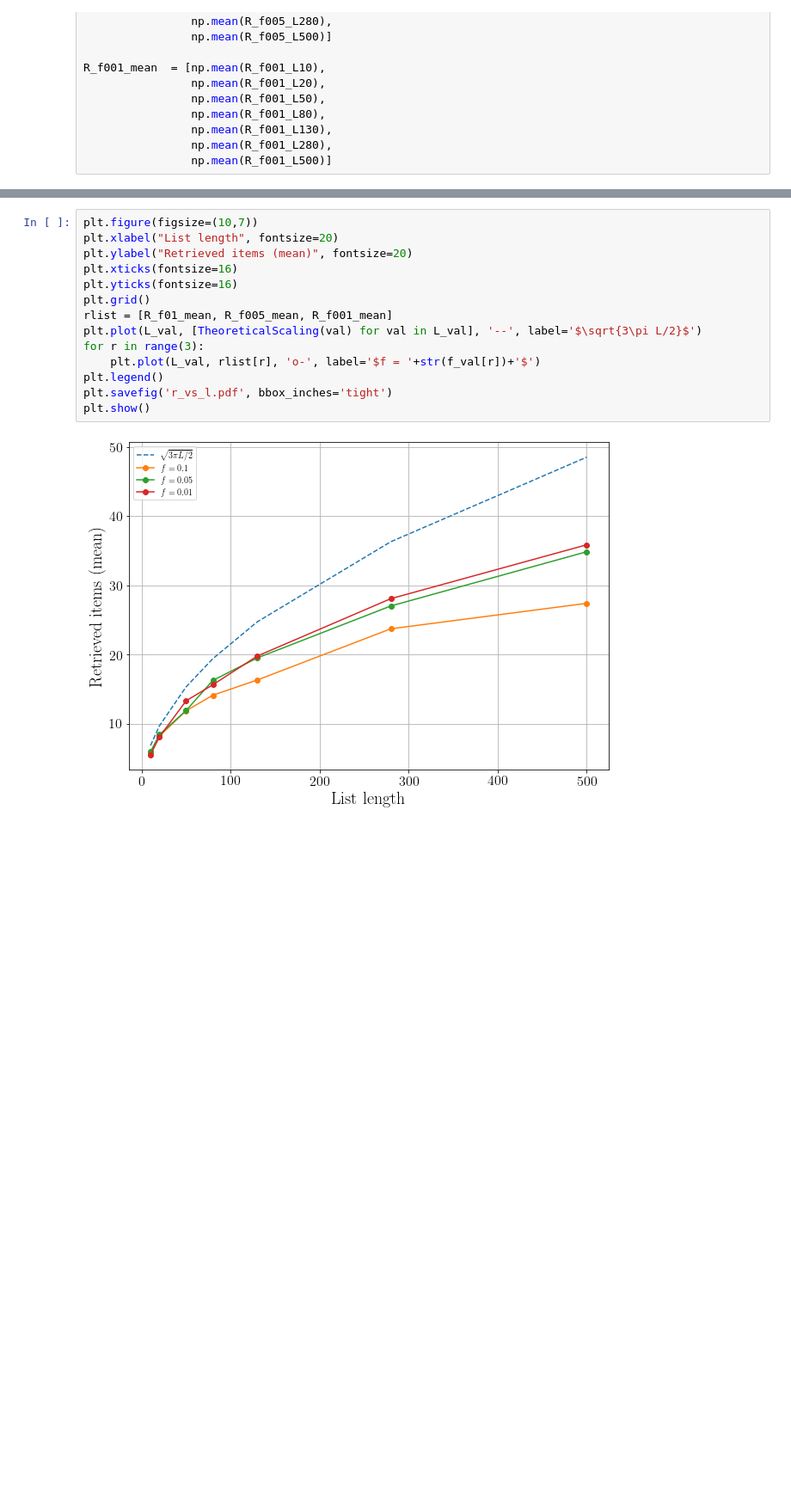
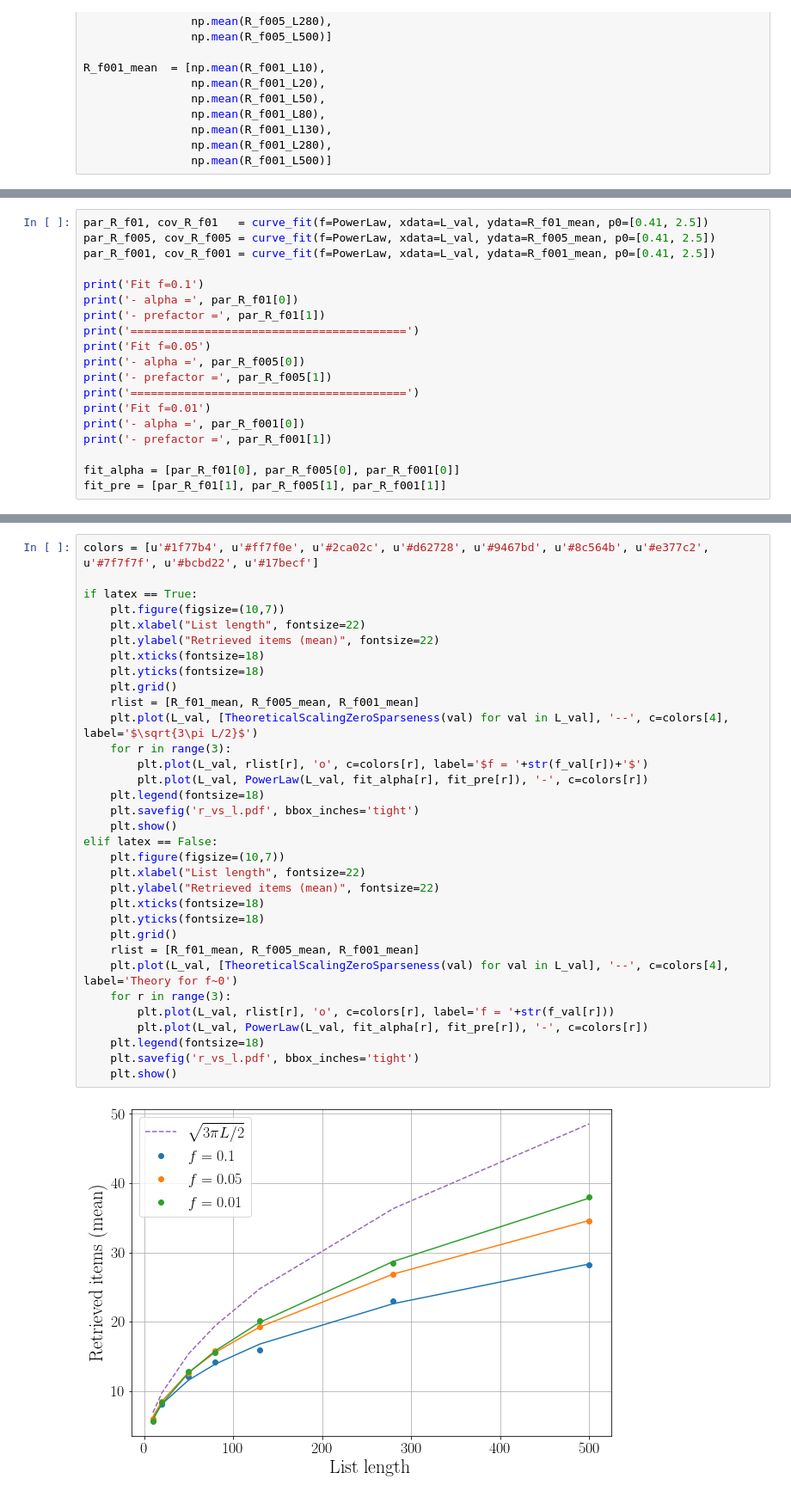
Before and after one commit to MattBortoletto/Law-of-Memory-Recall, a Jupyter notebook: memory_recall_plot.ipynb, the cells around one changed output, grey strips where cells are left out. Shown at 86% size. Saved outputs shown, nothing was run; the diff lists cells and outputs as text; blank space fills up the shorter version.

Commit message:
plots notebook

```diff
--- a/memory_recall_plot.ipynb
+++ b/memory_recall_plot.ipynb
@@ -134,0 +161,19 @@ def TheoreticalScaling(L):
+# %%
+par_R_f01, cov_R_f01   = curve_fit(f=PowerLaw, xdata=L_val, ydata=R_f01_mean, p0=[0.41, 2.5])
+par_R_f005, cov_R_f005 = curve_fit(f=PowerLaw, xdata=L_val, ydata=R_f005_mean, p0=[0.41, 2.5])
+par_R_f001, cov_R_f001 = curve_fit(f=PowerLaw, xdata=L_val, ydata=R_f001_mean, p0=[0.41, 2.5])
+
+print('Fit f=0.1')
+print('- alpha =', par_R_f01[0])
+print('- prefactor =', par_R_f01[1])
+print('=========================================')
+print('Fit f=0.05')
+print('- alpha =', par_R_f005[0])
+print('- prefactor =', par_R_f005[1])
+print('=========================================')
+print('Fit f=0.01')
+print('- alpha =', par_R_f001[0])
+print('- prefactor =', par_R_f001[1])
+
+fit_alpha = [par_R_f01[0], par_R_f005[0], par_R_f001[0]]
+fit_pre = [par_R_f01[1], par_R_f005[1], par_R_f001[1]]
@@ -135,16 +192,35 @@ def TheoreticalScaling(L):
 # %%
-plt.figure(figsize=(10,7))
-plt.xlabel("List length", fontsize=20)
-plt.ylabel("Retrieved items (mean)", fontsize=20)
-plt.xticks(fontsize=16)
-plt.yticks(fontsize=16)
-plt.grid()
-rlist = [R_f01_mean, R_f005_mean, R_f001_mean]
-plt.plot(L_val, [TheoreticalScaling(val) for val in L_val], '--', label='$\sqrt{3\pi L/2}$')
-for r in range(3):
-    plt.plot(L_val, rlist[r], 'o-', label='$f = '+str(f_val[r])+'$')
-plt.legend()
-plt.savefig('r_vs_l.pdf', bbox_inches='tight')
-plt.show()
+colors = [u'#1f77b4', u'#ff7f0e', u'#2ca02c', u'#d62728', u'#9467bd', u'#8c564b', u'#e377c2', u'#7f7f7f', u'#bcbd22', u'#17becf']
+
+if latex == True:
+    plt.figure(figsize=(10,7))
+    plt.xlabel("List length", fontsize=22)
+    plt.ylabel("Retrieved items (mean)", fontsize=22)
+    plt.xticks(fontsize=18)
+    plt.yticks(fontsize=18)
+    plt.grid()
+    rlist = [R_f01_mean, R_f005_mean, R_f001_mean]
+    plt.plot(L_val, [TheoreticalScalingZeroSparseness(val) for val in L_val], '--', c=colors[4], label='$\sqrt{3\pi L/2}$')
+    for r in range(3):
+        plt.plot(L_val, rlist[r], 'o', c=colors[r], label='$f = '+str(f_val[r])+'$')
+        plt.plot(L_val, PowerLaw(L_val, fit_alpha[r], fit_pre[r]), '-', c=colors[r])
+    plt.legend(fontsize=18)
+    plt.savefig('r_vs_l.pdf', bbox_inches='tight')
+    plt.show()
+elif latex == False:
+    plt.figure(figsize=(10,7))
+    plt.xlabel("List length", fontsize=22)
+    plt.ylabel("Retrieved items (mean)", fontsize=22)
+    plt.xticks(fontsize=18)
+    plt.yticks(fontsize=18)
+    plt.grid()
+    rlist = [R_f01_mean, R_f005_mean, R_f001_mean]
+    plt.plot(L_val, [TheoreticalScalingZeroSparseness(val) for val in L_val], '--', c=colors[4], label='Theory for f~0')
+    for r in range(3):
+        plt.plot(L_val, rlist[r], 'o', c=colors[r], label='f = '+str(f_val[r]))
+        plt.plot(L_val, PowerLaw(L_val, fit_alpha[r], fit_pre[r]), '-', c=colors[r])
+    plt.legend(fontsize=18)
+    plt.savefig('r_vs_l.pdf', bbox_inches='tight')
+    plt.show()
 # %% [output]
-[figure, old version]
+[figure, new version]
```
Also changed, not shown: parts of 8 cells of this notebook.
